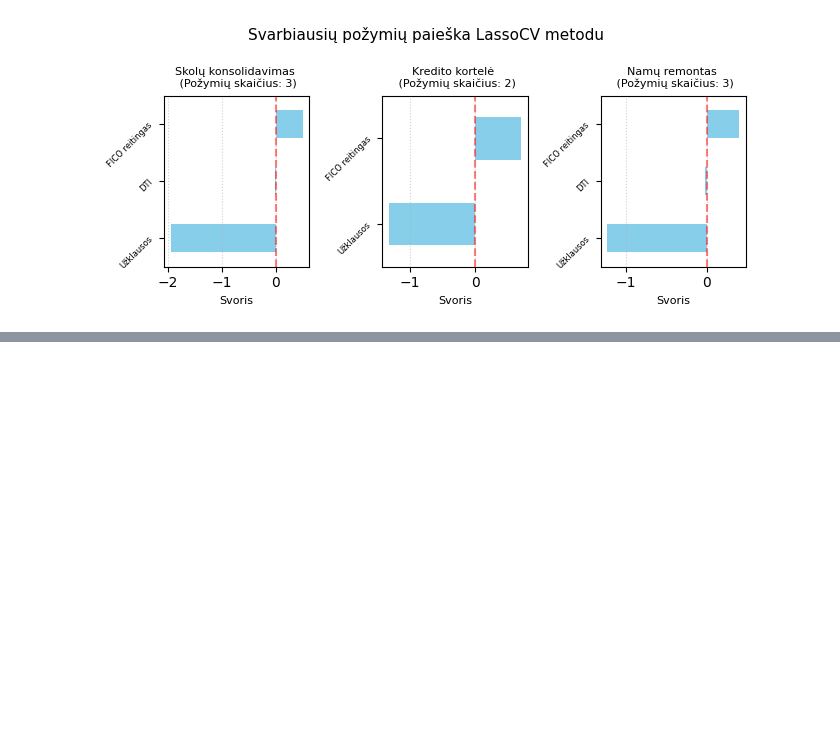
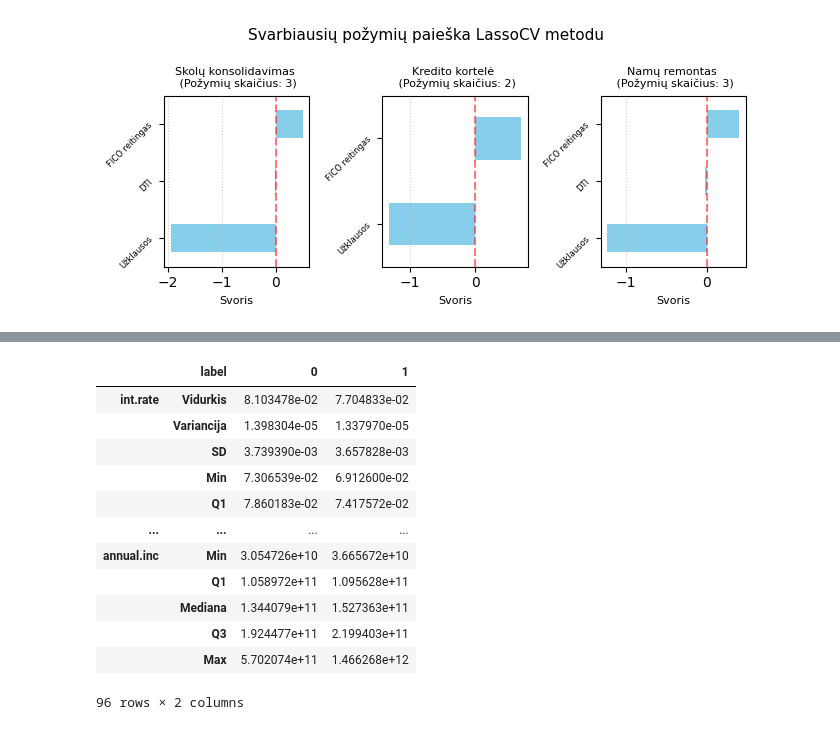
Before and after one commit to EvelinaDu/Papildomi_duomenu_vizualizavimo_skyriai, a Jupyter notebook: 3_laboratorinis/main.ipynb, the cells around one changed output, grey strips where cells are left out. Cells and saved outputs as stored; diff of their text form; code cells hidden in the pictures; blank space fills up the shorter version.

```diff
--- a/3_laboratorinis/main.ipynb
+++ b/3_laboratorinis/main.ipynb
@@ -263,0 +345,16 @@ Atmesti požymiai: ['days.with.cr.line', 'revol.bal', 'revol.util', 'delinq.2yrs
+# %%
+get_characteristic_table(data_w_clusters_home)
+# %% [output]
+|  | label | 0 | 1 |
+| int.rate | Vidurkis | 8.103478e-02 | 7.704833e-02 |
+|  | Variancija | 1.398304e-05 | 1.337970e-05 |
+|  | SD | 3.739390e-03 | 3.657828e-03 |
+|  | Min | 7.306539e-02 | 6.912600e-02 |
+|  | Q1 | 7.860183e-02 | 7.417572e-02 |
+| ... | ... | ... | ... |
+| annual.inc | Min | 3.054726e+10 | 3.665672e+10 |
+|  | Q1 | 1.058972e+11 | 1.095628e+11 |
+|  | Mediana | 1.344079e+11 | 1.527363e+11 |
+|  | Q3 | 1.924477e+11 | 2.199403e+11 |
+|  | Max | 5.702074e+11 | 1.466268e+12 |
+96 rows × 2 columns
```
Also changed, not shown: parts of 7 cells of this notebook.
